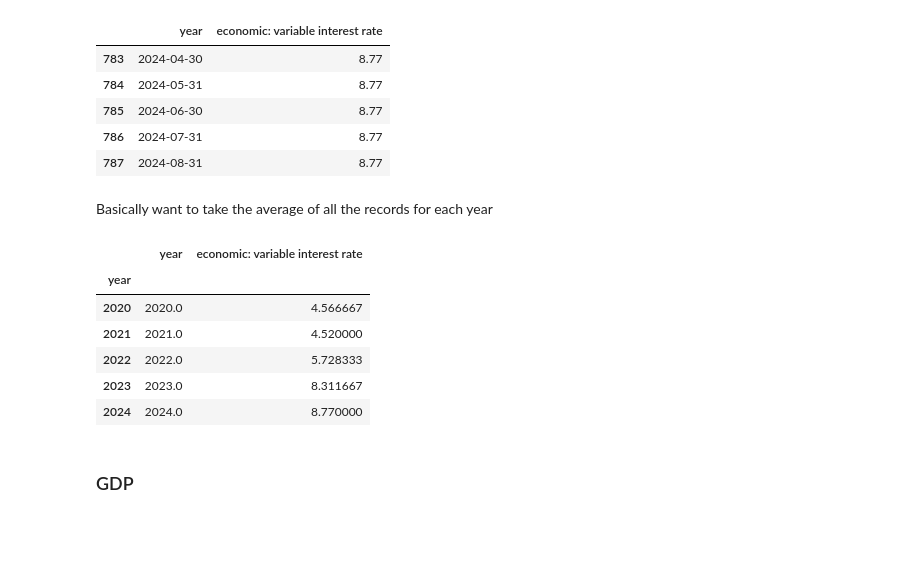
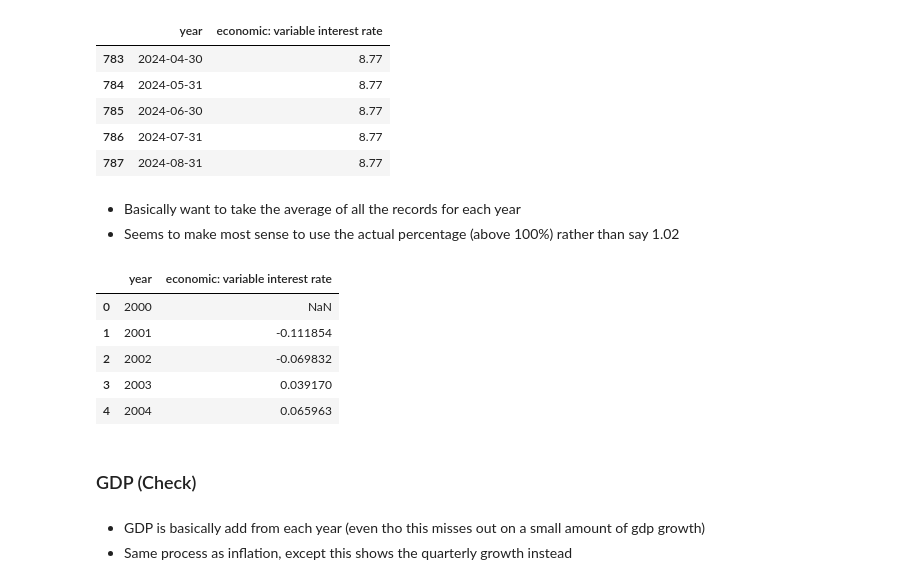
Before and after one commit to MAST30034-AppliedDataScience/project-2-group-real-estate-industry-project-11, a Jupyter notebook: notebooks/preprocess/preprocess juns and housing.ipynb, the cells around one changed output. Drawn from its saved outputs; the diff is of its cells as text; code cells hidden in the pictures; blank space fills up the shorter version.

```diff
--- a/notebooks/preprocess/preprocess juns and housing.ipynb
+++ b/notebooks/preprocess/preprocess juns and housing.ipynb
@@ -132 +85,3 @@ def fill_columns(df, column_dict, na="Unnamed"):
+# %%
+RELATIVE_PATH = "../../data/landing/"
 # %% [markdown]
@@ -359,7 +398,7 @@ inflation
 Have decided only to take the variable interest rate for standard owners (as this is most reflective of normal people)
 # %%
 # download the lending data
-lending = pd.read_csv("data/landing/economic/lending.csv")
+lending = pd.read_csv(RELATIVE_PATH + "economic/lending.csv")
 
 # rename the columns
 NEW_NAMES = {1: "year", 4: "economic: variable interest rate"}
@@ -379,26 +418,33 @@ dtype: object
 | 786 | 2024-07-31 | 8.77 |
 | 787 | 2024-08-31 | 8.77 |
 # %% [markdown]
-Basically want to take the average of all the records for each year
+- Basically want to take the average of all the records for each year
+- Seems to make most sense to use the actual percentage (above 100%) rather than say 1.02
 # %%
 # get the year as an integer for each record
 lending["year"] = lending["year"].apply(lambda x: int(x[:4]))
 
 # remove records before 2000
 lending = lending[lending["year"] >= 2000]
 
 # take the average for each year
-lending = lending.groupby("year").apply(lambda x: x.mean())
-lending.tail(5)
+lending = lending.groupby("year")["economic: variable interest rate"].apply(lambda x: x.mean()).reset_index()
+
+# calculate the percentage change
+lending["economic: variable interest rate"] = lending["economic: variable interest rate"].pct_change()
+
+lending.head(5)
 # %% [output]
 |  | year | economic: variable interest rate |
-| year |  |  |
-| 2020 | 2020.0 | 4.566667 |
-| 2021 | 2021.0 | 4.520000 |
-| 2022 | 2022.0 | 5.728333 |
-| 2023 | 2023.0 | 8.311667 |
-| 2024 | 2024.0 | 8.770000 |
+| 0 | 2000 | NaN |
+| 1 | 2001 | -0.111854 |
+| 2 | 2002 | -0.069832 |
+| 3 | 2003 | 0.039170 |
+| 4 | 2004 | 0.065963 |
 # %% [markdown]
-### GDP
+### GDP (Check)
+# %% [markdown]
+- GDP is basically add from each year (even tho this misses out on a small amount of gdp growth)
+- Same process as inflation, except this shows the quarterly growth instead
 # %%
 # download the lending data
```
Also changed, not shown: parts of 41 cells of this notebook, 3 other files.
